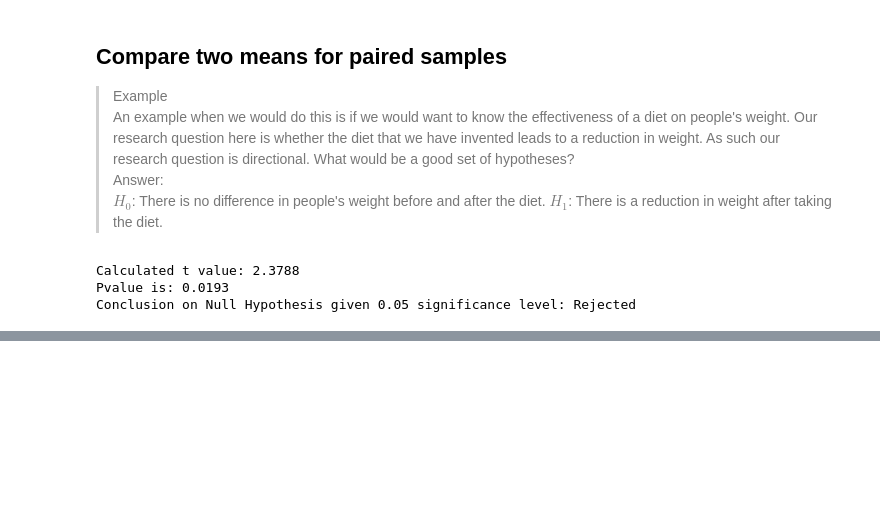
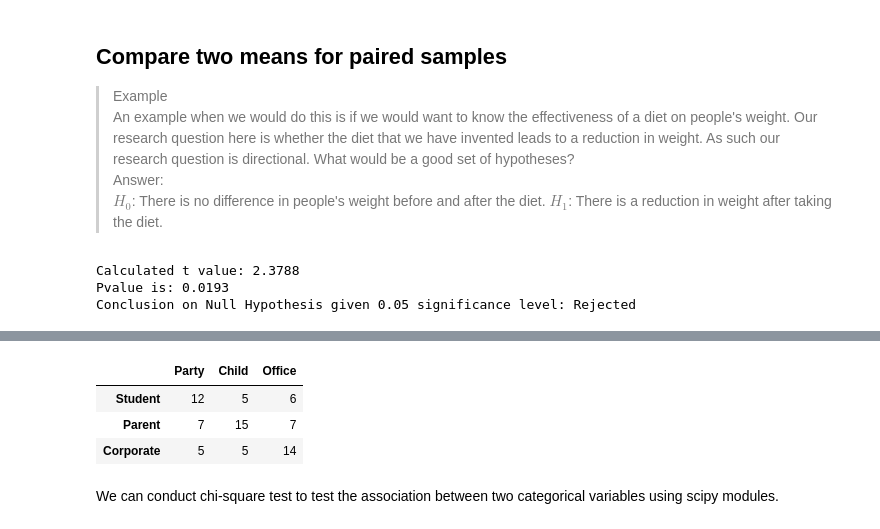
Before and after one commit to AilingLiu/Inferential_Statistics, a Jupyter notebook: Inferential_Statistics.ipynb, the cells around one changed output, grey strips where cells are left out. Saved outputs shown, nothing was run; the diff lists cells and outputs as text; code cells hidden in the pictures; blank space fills up the shorter version.

```diff
--- a/Inferential_Statistics.ipynb
+++ b/Inferential_Statistics.ipynb
@@ -407,0 +418,10 @@ Conclusion on Null Hypothesis given 0.05 significance level: Rejected
+# %%
+data = pd.DataFrame(np.array([[12, 5, 6],[7, 15, 7],[5, 5, 14]]), columns=['Party', 'Child', 'Office'], index=['Student', 'Parent', 'Corporate'])
+display(data)
+# %% [output]
+|  | Party | Child | Office |
+| Student | 12 | 5 | 6 |
+| Parent | 7 | 15 | 7 |
+| Corporate | 5 | 5 | 14 |
+# %% [markdown]
+We can conduct chi-square test to test the association between two categorical variables using scipy modules.
```
Also changed, not shown: parts of 29 cells of this notebook.
